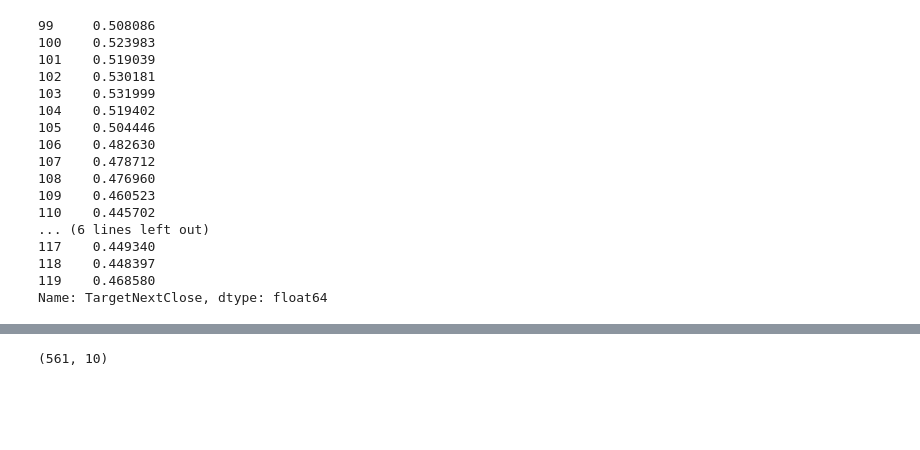
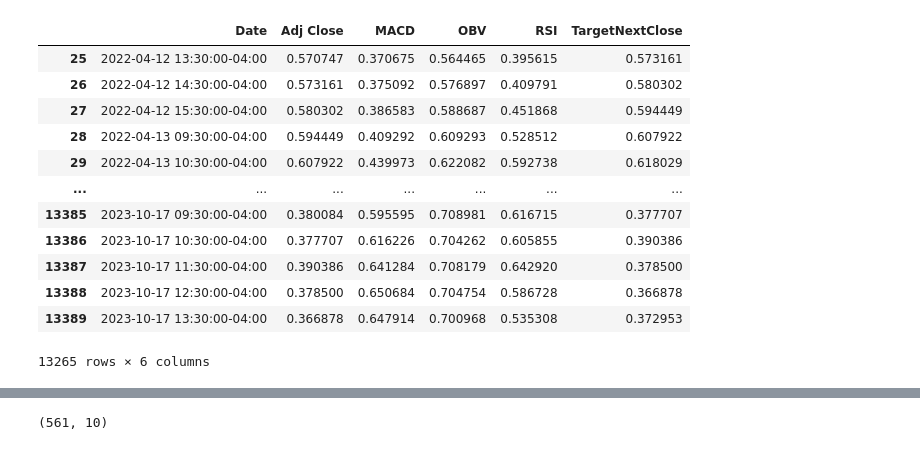
Before and after one commit to kwandji113/Algorithmic-Trading-Bot-, a Jupyter notebook: Test.ipynb, the cells around one changed output, grey strips where cells are left out. Drawn from its saved outputs; the diff is of its cells as text; code cells hidden in the pictures; blank space fills up the shorter version.

```diff
--- a/Test.ipynb
+++ b/Test.ipynb
@@ -92,35 +111,31 @@ stock_data_testing['AAPL'].head(20)
 # %%
 #code that lets you select which stocks you want to train on, so you can use other stocks to train
 vals = stock_data_training.values()
 training_vals = ['AAPL', 'MSFT', 'YUM', 'XYL', 'GOOG']
 training_df_list = []
 for key in stock_data_training.keys():
     for item in training_vals:
         if(key == item):
             training_df_list.append(stock_data_training[key])
 
 
 stacked_stock_data = pd.concat(training_df_list, ignore_index=True, axis=0)
 stacked_stock_data = stacked_stock_data.dropna()
-stacked_stock_data.iloc[99:120, -1]
+stacked_stock_data
 # %% [output]
+|  | Date | Adj Close | MACD | OBV | RSI | TargetNextClose |
+| 25 | 2022-04-12 13:30:00-04:00 | 0.570747 | 0.370675 | 0.564465 | 0.395615 | 0.573161 |
+| 26 | 2022-04-12 14:30:00-04:00 | 0.573161 | 0.375092 | 0.576897 | 0.409791 | 0.580302 |
+| 27 | 2022-04-12 15:30:00-04:00 | 0.580302 | 0.386583 | 0.588687 | 0.451868 | 0.594449 |
+| 28 | 2022-04-13 09:30:00-04:00 | 0.594449 | 0.409292 | 0.609293 | 0.528512 | 0.607922 |
+| 29 | 2022-04-13 10:30:00-04:00 | 0.607922 | 0.439973 | 0.622082 | 0.592738 | 0.618029 |
+| ... | ... | ... | ... | ... | ... | ... |
+| 13385 | 2023-10-17 09:30:00-04:00 | 0.380084 | 0.595595 | 0.708981 | 0.616715 | 0.377707 |
+| 13386 | 2023-10-17 10:30:00-04:00 | 0.377707 | 0.616226 | 0.704262 | 0.605855 | 0.390386 |
+| 13387 | 2023-10-17 11:30:00-04:00 | 0.390386 | 0.641284 | 0.708179 | 0.642920 | 0.378500 |
+| 13388 | 2023-10-17 12:30:00-04:00 | 0.378500 | 0.650684 | 0.704754 | 0.586728 | 0.366878 |
+| 13389 | 2023-10-17 13:30:00-04:00 | 0.366878 | 0.647914 | 0.700968 | 0.535308 | 0.372953 |
-99     0.508086
-100    0.523983
-101    0.519039
-102    0.530181
-103    0.531999
-104    0.519402
-105    0.504446
-106    0.482630
-107    0.478712
-108    0.476960
-109    0.460523
-110    0.445702
-... (6 lines left out)
-117    0.449340
-118    0.448397
-119    0.468580
-Name: TargetNextClose, dtype: float64
+13265 rows × 6 columns
 # %%
 xs, ys = [], []
 #for actuallly training data
```
Also changed, not shown: parts of 10 cells of this notebook.
